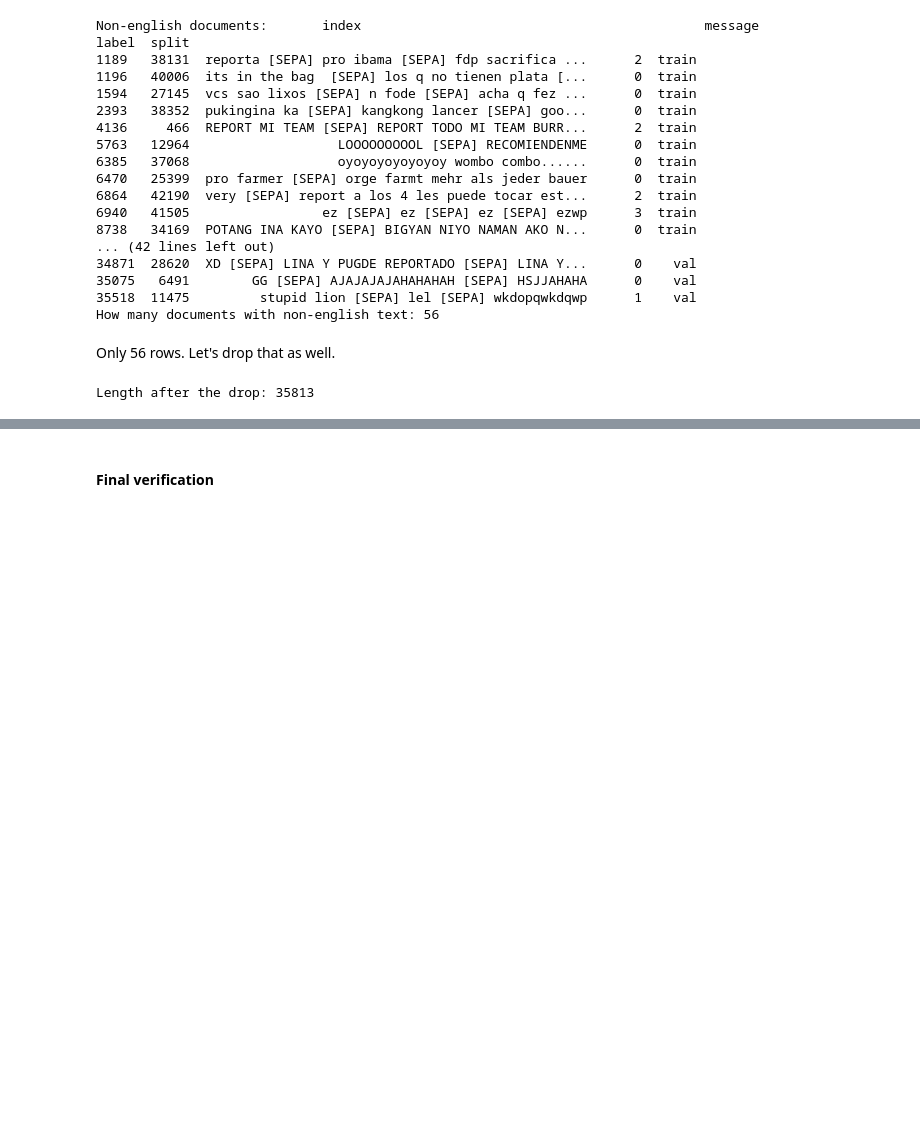
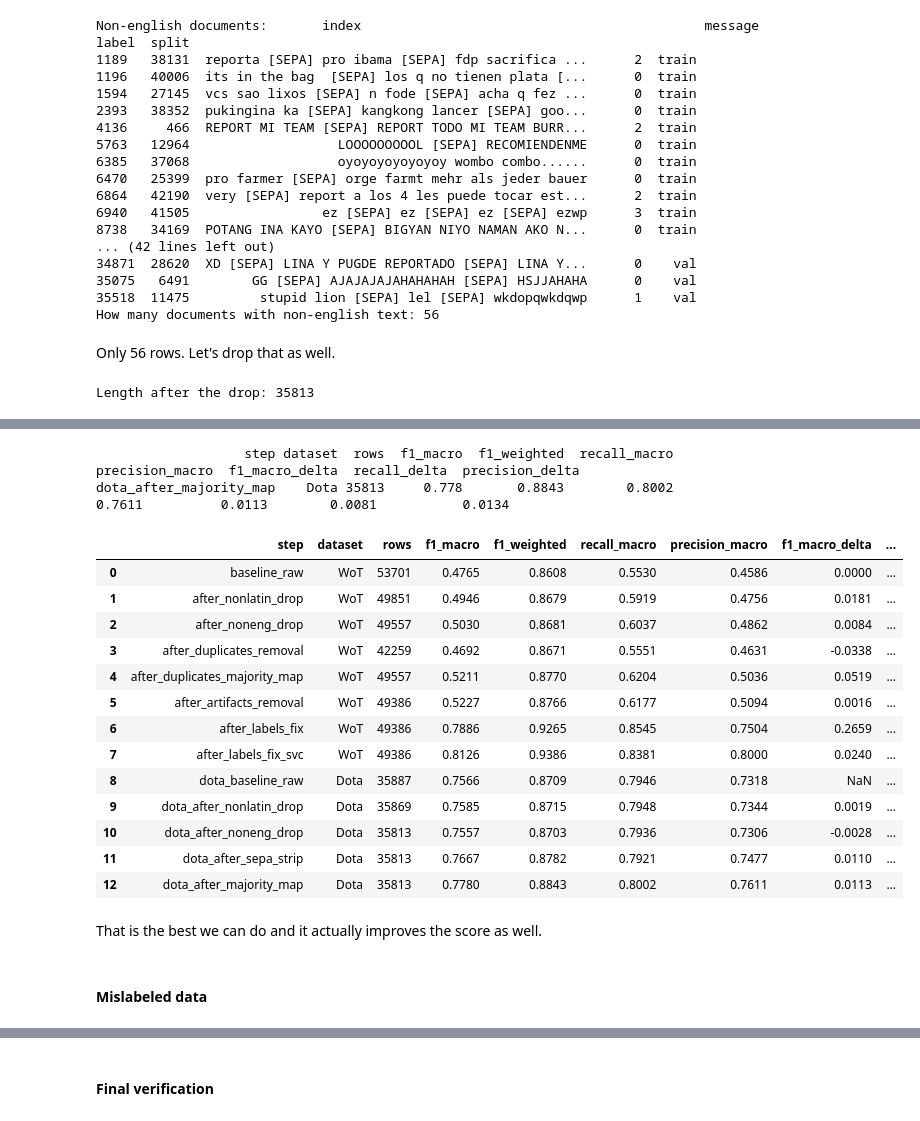
Before and after one commit to paolacalle/gaming-toxicity-detection, a Jupyter notebook: notebooks/gaming/initial_cleaning_gaming.ipynb, the cells around one changed output, grey strips where cells are left out. Drawn from its saved outputs; the diff is of its cells as text; code cells hidden in the pictures; blank space fills up the shorter version.

```diff
--- a/notebooks/gaming/initial_cleaning_gaming.ipynb
+++ b/notebooks/gaming/initial_cleaning_gaming.ipynb
@@ -683,4 +840,0 @@ Let's drop those
-# %%
-# drop mislabelling
-dota_en = dota_en[~non_toxic_mislabeled_d].reset_index(drop=True)
-print(f"Length after update: {dota_en.shape[0]}")
@@ -688,0 +962,10 @@ Length after update: 35682
+# %%
+# majority label for all messages
+majority_label_d = dota_en.groupby("message")["label"].agg(lambda x: x.value_counts().index[0])
+
+# remap all labels to majority vote
+dota_deduped = dota_en.copy()
+dota_deduped["label"] = dota_deduped["message"].map(majority_label_d)
+
+# check former conflicting messages
+dota_deduped[dota_deduped["message"].isin(conflicts_d.index)][["message", "label"]].head(20)
@@ -688,0 +990,26 @@ Length after update: 35682
+# %%
+# save and evaluate majority map
+dota_deduped.to_parquet(PROJECT_ROOT / "data/processed_data/dota/dota.parquet", index=False)
+preprocessing_impact = eval_step("dota_after_majority_map", preprocessing_impact, datasets=("Dota",))
+preprocessing_impact
+# %% [output]
+                   step dataset  rows  f1_macro  f1_weighted  recall_macro  precision_macro  f1_macro_delta  recall_delta  precision_delta
+dota_after_majority_map    Dota 35813     0.778       0.8843        0.8002           0.7611          0.0113        0.0081           0.0134
+|  | step | dataset | rows | f1_macro | f1_weighted | recall_macro | precision_macro | f1_macro_delta | ... |
+| 0 | baseline_raw | WoT | 53701 | 0.4765 | 0.8608 | 0.5530 | 0.4586 | 0.0000 | ... |
+| 1 | after_nonlatin_drop | WoT | 49851 | 0.4946 | 0.8679 | 0.5919 | 0.4756 | 0.0181 | ... |
+| 2 | after_noneng_drop | WoT | 49557 | 0.5030 | 0.8681 | 0.6037 | 0.4862 | 0.0084 | ... |
+| 3 | after_duplicates_removal | WoT | 42259 | 0.4692 | 0.8671 | 0.5551 | 0.4631 | -0.0338 | ... |
+| 4 | after_duplicates_majority_map | WoT | 49557 | 0.5211 | 0.8770 | 0.6204 | 0.5036 | 0.0519 | ... |
+| 5 | after_artifacts_removal | WoT | 49386 | 0.5227 | 0.8766 | 0.6177 | 0.5094 | 0.0016 | ... |
+| 6 | after_labels_fix | WoT | 49386 | 0.7886 | 0.9265 | 0.8545 | 0.7504 | 0.2659 | ... |
+| 7 | after_labels_fix_svc | WoT | 49386 | 0.8126 | 0.9386 | 0.8381 | 0.8000 | 0.0240 | ... |
+| 8 | dota_baseline_raw | Dota | 35887 | 0.7566 | 0.8709 | 0.7946 | 0.7318 | NaN | ... |
+| 9 | dota_after_nonlatin_drop | Dota | 35869 | 0.7585 | 0.8715 | 0.7948 | 0.7344 | 0.0019 | ... |
+| 10 | dota_after_noneng_drop | Dota | 35813 | 0.7557 | 0.8703 | 0.7936 | 0.7306 | -0.0028 | ... |
+| 11 | dota_after_sepa_strip | Dota | 35813 | 0.7667 | 0.8782 | 0.7921 | 0.7477 | 0.0110 | ... |
+| 12 | dota_after_majority_map | Dota | 35813 | 0.7780 | 0.8843 | 0.8002 | 0.7611 | 0.0113 | ... |
+# %% [markdown]
+That is the best we can do and it actually improves the score as well.
+# %% [markdown]
+#### Mislabeled data
```
Also changed, not shown: parts of 80 cells of this notebook, 2 other files.
